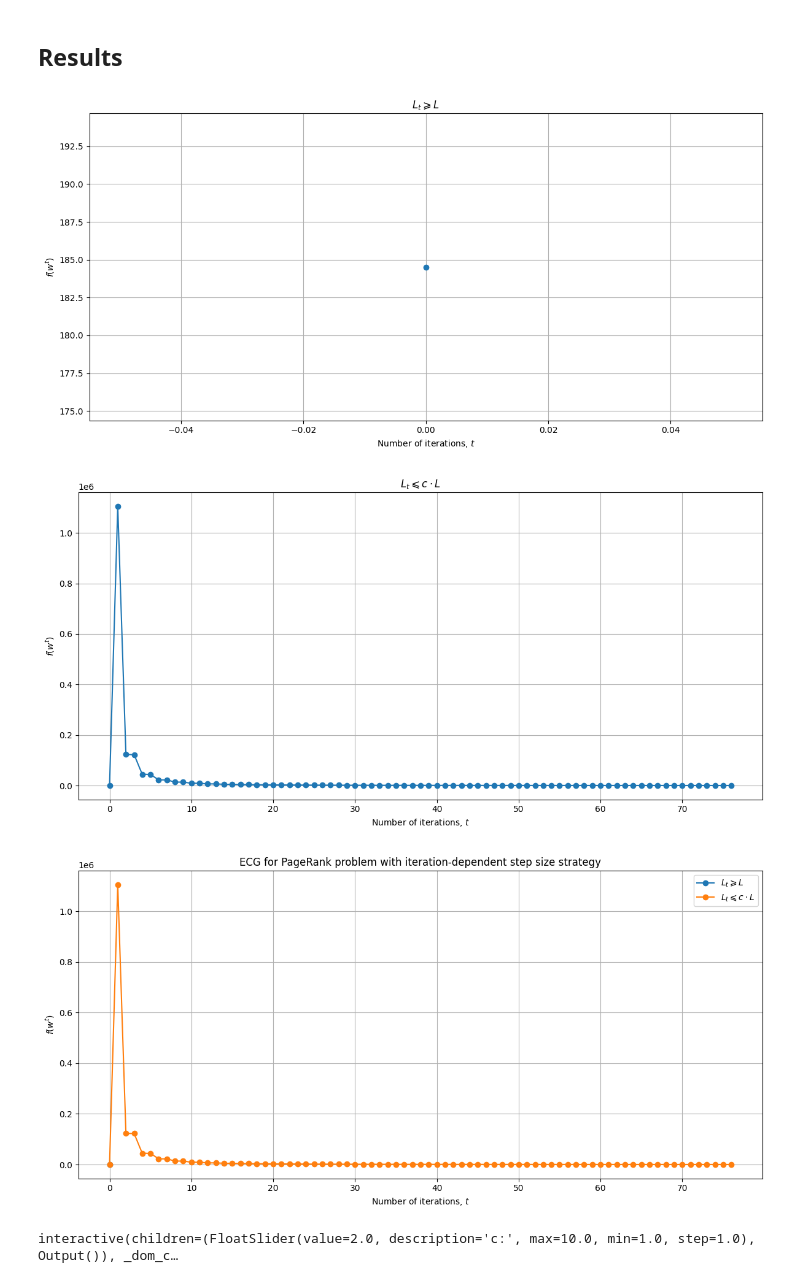
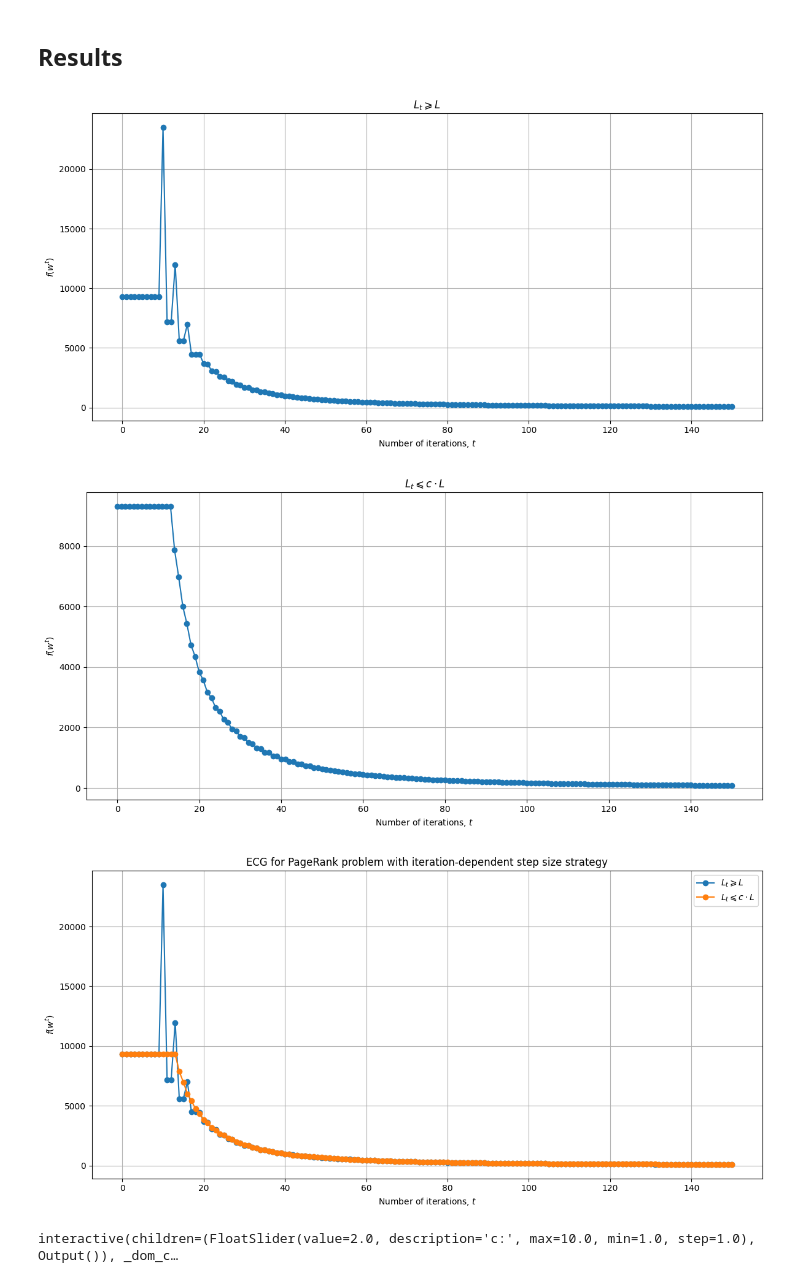
Before and after one commit to geaden/aecg, a Jupyter notebook: aecg.ipynb, the cells around one changed output. Drawn from its saved outputs; the diff is of its cells as text; code cells hidden in the pictures.

Commit message:
feat(iteration-dependent): fix algoirthms and update results

```diff
--- a/aecg.ipynb
+++ b/aecg.ipynb
@@ -118,10 +137,6 @@ step_size_strategy = DynamicDecayingStepSizeStrategy(epsilon=eps)
 # %%
 # Solve for iteration dependent step size
 from helper import ConstantDecayingStepSizeStrategy
-
-# Lipschitz-gradient constant
-L = np.linalg.eigvals(A).max()
-L
 
 
 class StepSizeWrapper:
@@ -146,18 +161,21 @@ class StepSizeWrapper:
     ) -> float:
         return self._wrappee(t, g_hat, p)
 
-    def is_stop_criterion_reached(
+    def adjust(self):
+        self._wrappee.adjust()
+
+    def adapt(self):
+        self._wrappee.adapt()
+
+    def is_adapted(
         self,
         t: int,
         objective: Objective,
         w: np.ndarray,
         w_next: np.ndarray,
-        f_opt: np.ndarray,
-        g_hat: np.ndarray,
-        p: np.ndarray,
     ) -> bool:
-        result = self._wrappee.is_stop_criterion_reached(
-            t, objective, w, w_next, f_opt, g_hat, p
+        result = self._wrappee.is_adapted(
+            t, objective, w, w_next
         )
         self._print_table(f"{t:6d} {self._wrappee._Lt:10.3e} {self._L:10.1f}")
         return result
@@ -165,12 +183,3 @@ class StepSizeWrapper:
     def _print_table(self, row: str):
         if False:
             print(row)
-
-
-dynamic_algorithm = create_algorithm(
-    label=r"$L_t \geqslant L$",
-    step_size=StepSizeWrapper(DynamicDecayingStepSizeStrategy(eps), L),
-)
-
-w = dynamic_algorithm.solve(w0)
-w
@@ -202,7 +186,7 @@ array([0.72738104, 0.21752066, 0.44813307, 0.80084264, 0.49710958,
 # %%
 constant_algorithm = create_algorithm(
-    label=r"$L_t \leqslant c \cdot L$",
-    step_size=StepSizeWrapper(ConstantDecayingStepSizeStrategy(eps, 2 * L), L),
+    label=r"$L_t \geqslant L$",
+    step_size=StepSizeWrapper(ConstantDecayingStepSizeStrategy(eps, L, M, R), L),
 )
 
 w = constant_algorithm.solve(w0)
@@ -232,0 +215,8 @@ array([0.50649351, 0.50649351, 0.50649351, 0.50649351, 0.49350649,
+# %%
+dynamic_algorithm = create_algorithm(
+    label=r"$L_t \leqslant c \cdot L$",
+    step_size=StepSizeWrapper(DynamicDecayingStepSizeStrategy(eps, L, M, R), L),
+)
+
+w = dynamic_algorithm.solve(w0)
+w
@@ -233,37 +244,36 @@ array([0.50649351, 0.50649351, 0.50649351, 0.50649351, 0.49350649,
 # %% [markdown]
 ## Results
 # %%
-algorithms = [dynamic_algorithm, constant_algorithm]
+algorithms = [constant_algorithm, dynamic_algorithm]
 
 # Comparison of results
-
 for algorithm in algorithms:
     plt.figure(figsize=(12, 6))
     values = [objective(w) for w, _ in algorithm.history]
     plt.plot(values, label=algorithm.label, marker="o")
     plt.xlabel(r"Number of iterations, $t$")
     plt.ylabel(r"$f(w^t)$")
     plt.title(algorithm.label)
     plt.grid(True)
     plt.tight_layout()
     plt.show()
 
 plt.figure(figsize=(12, 6))
 for algorithm in algorithms:
     values = [objective(x) for x, _ in algorithm.history]
     plt.plot(values, label=algorithm.label, marker="o")
 
 plt.title(r"ECG for PageRank problem with iteration-dependent step size strategy")
 plt.xlabel(r"Number of iterations, $t$")
 plt.ylabel(r"$f(w^t)$")
 plt.grid(True)
 plt.legend()
 plt.tight_layout()
 plt.show()
 # %% [output]
-[figure, old version]
+[figure, new version]
-[figure, old version]
+[figure, new version]
-[figure, old version]
+[figure, new version]
 # %%
 # Interactive example for $c \cdot L_t$ values
 import ipywidgets as widgets
```
Also changed, not shown: parts of 12 cells of this notebook, 4 other files.
